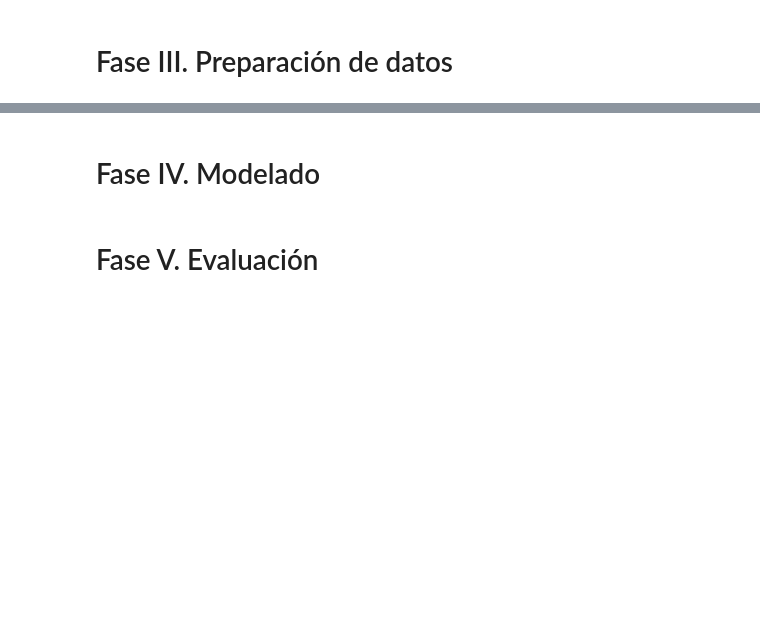
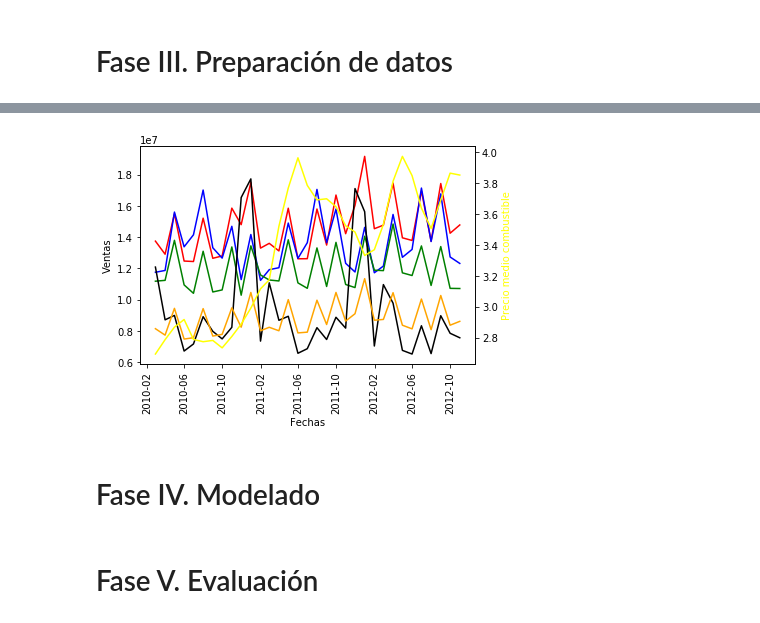
Before and after one commit to ccolado/master-big-data-walmart, a Jupyter notebook: Walmart.ipynb, the cells around one changed output, grey strips where cells are left out. Drawn from its saved outputs; the diff is of its cells as text; code cells hidden in the pictures; blank space fills up the shorter version.

```diff
--- a/Walmart.ipynb
+++ b/Walmart.ipynb
@@ -50,0 +483,26 @@ Tenemos datos de 45 tiendas localizadas en diferentes zonas geográficas. En cad
+# %%
+sales_complete_by_dpto_and_date = clean_walmart_dataset[["Dept", "Date_Formatted", "Weekly_Sales"]].groupby(["Dept", "Date_Formatted"]).sum()
+%matplotlib inline
+import matplotlib.pyplot as plt
+import matplotlib.patches as mpatches
+fig, ax1 = plt.subplots()
+_= plt.xticks(rotation=90)
+red_dpto_patch = mpatches.Patch(color='red', label='Depto 92')
+blue_dpto_patch = mpatches.Patch(color='blue', label='Depto 95')
+green_dpto_patch = mpatches.Patch(color='green', label='Depto 38')
+black_dpto_patch = mpatches.Patch(color='black', label='Depto 72')
+orange_dpto_patch = mpatches.Patch(color='orange', label='Depto 90')
+yellow_dpto_patch = mpatches.Patch(color='yellow', label='Precio del combustible')
+ax1.set_xlabel('Fechas')
+ax1.set_ylabel('Ventas')
+dpto92 = plt.plot(sales_by_dpto_and_date.loc[92].resample('M').sum(), color="red")
+dpto95 = plt.plot(sales_by_dpto_and_date.loc[95].resample('M').sum(), color="blue")
+dpto38 = plt.plot(sales_by_dpto_and_date.loc[38].resample('M').sum(), color="green")
+dpto72 = plt.plot(sales_by_dpto_and_date.loc[72].resample('M').sum(), color="black")
+dpto90 = plt.plot(sales_by_dpto_and_date.loc[90].resample('M').sum(), color="orange")
+ax2 = ax1.twinx()
+ax2.set_ylabel('Precio medio combustible', color='yellow')
+ax2.tick_params('y', colors='black')
+mean_fuel_price = ax2.plot(mean_fuelprice_by_date.resample('M').mean(), color="yellow")
+# %% [output]
+[figure, added]
```
Also changed, not shown: parts of 53 cells of this notebook, 1 other file.
